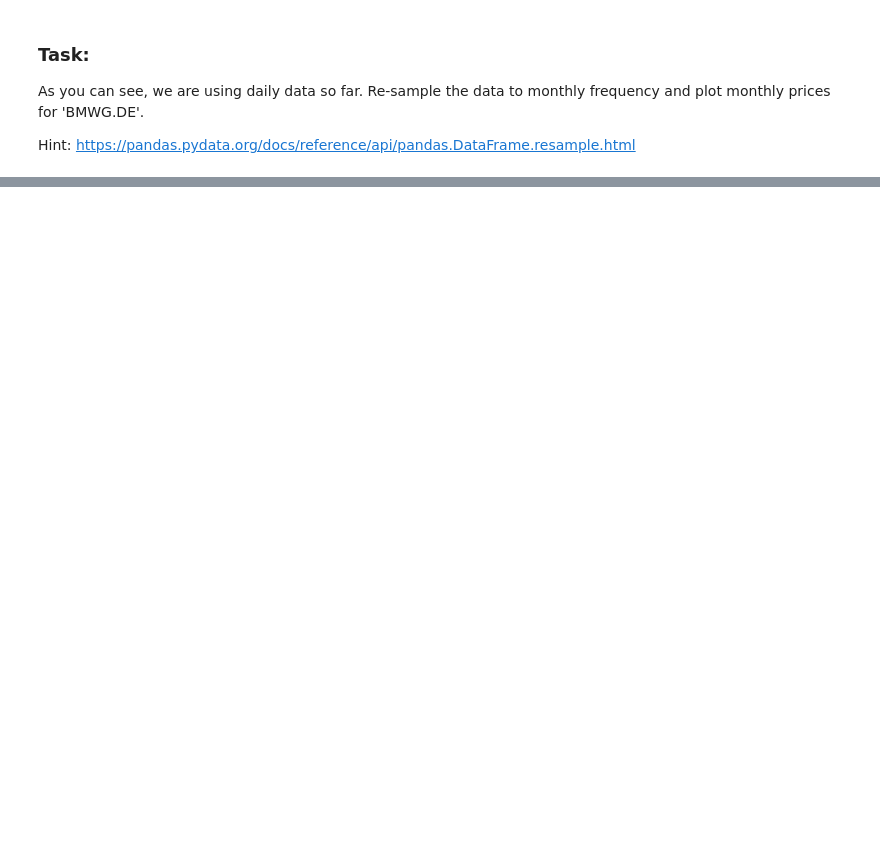
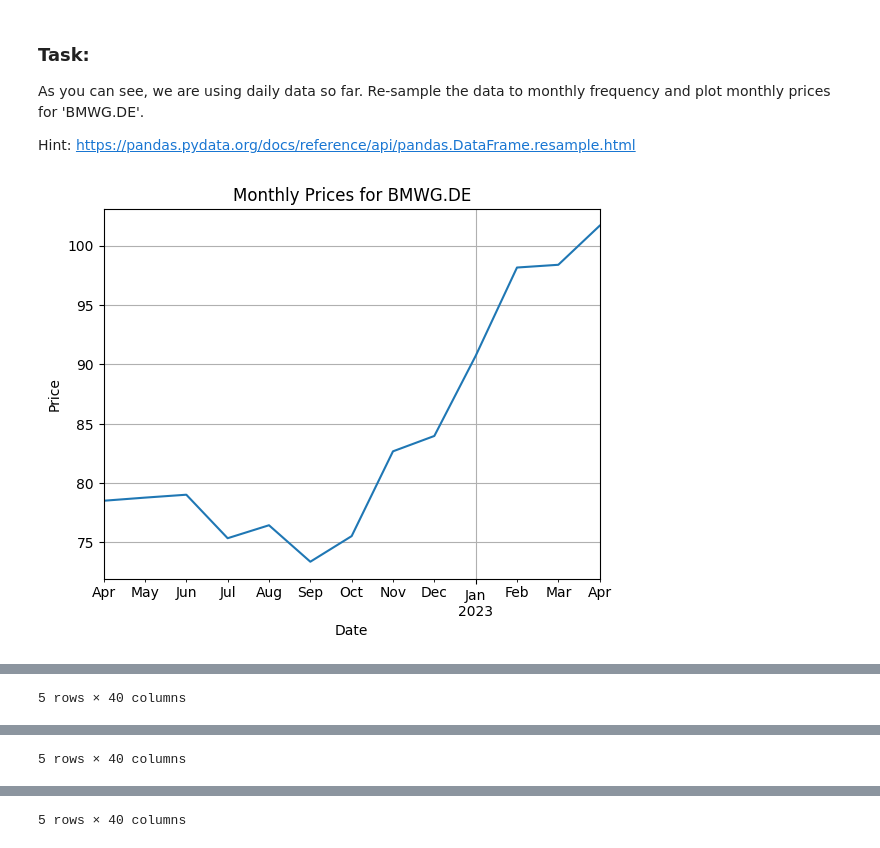
Before and after one commit to iwh-halle/fdap-2024-Big-Eric-Blip, a Jupyter notebook: homework/02_python.ipynb, the cells around one changed output, grey strips where cells are left out. Drawn from its saved outputs; the diff is of its cells as text; code cells hidden in the pictures; blank space fills up the shorter version.

```diff
--- a/homework/02_python.ipynb
+++ b/homework/02_python.ipynb
@@ -262,3 +305,29 @@ Maximum correlation: 0.9655 between IFXGn.DE and SIEGn.DE
 As you can see, we are using daily data so far. Re-sample the data to monthly frequency and plot monthly prices for 'BMWG.DE'.
 
 Hint: https://pandas.pydata.org/docs/reference/api/pandas.DataFrame.resample.html
+# %%
+#Index as DateTimeIndex
+prices.index = pd.to_datetime(prices.index)
+returns.index=pd.to_datetime(returns.index)
+logreturns.index=pd.to_datetime(logreturns.index)
+
+#Refactor data
+monthly_prices=prices.resample('ME').mean()
+monthly_returns=returns.resample('ME').mean()
+monthly_logreturns=returns.resample('ME').mean()
+
+#Plot Monthly Prices for BMWG.DE
+monthly_prices['BMWG.DE'].plot()
+plt.title('Monthly Prices for BMWG.DE')
+plt.xlabel('Date')
+plt.ylabel('Price')
+plt.grid(True)
+plt.savefig('02_python_monthly_prices_BMW.png')
+plt.show()
+
+#Display Sample of monthly data
+display(monthly_prices[0:5])
+display(monthly_returns[5:10])
+display(monthly_logreturns[7:12])
+# %% [output]
+[figure, added]
@@ -264,0 +341 @@ Hint: https://pandas.pydata.org/docs/reference/api/pandas.DataFrame.resample.htm
+5 rows × 40 columns
@@ -264,0 +349 @@ Hint: https://pandas.pydata.org/docs/reference/api/pandas.DataFrame.resample.htm
+5 rows × 40 columns
@@ -264,0 +357 @@ Hint: https://pandas.pydata.org/docs/reference/api/pandas.DataFrame.resample.htm
+5 rows × 40 columns
```
Also changed, not shown: parts of 5 cells of this notebook, 4 other files.
